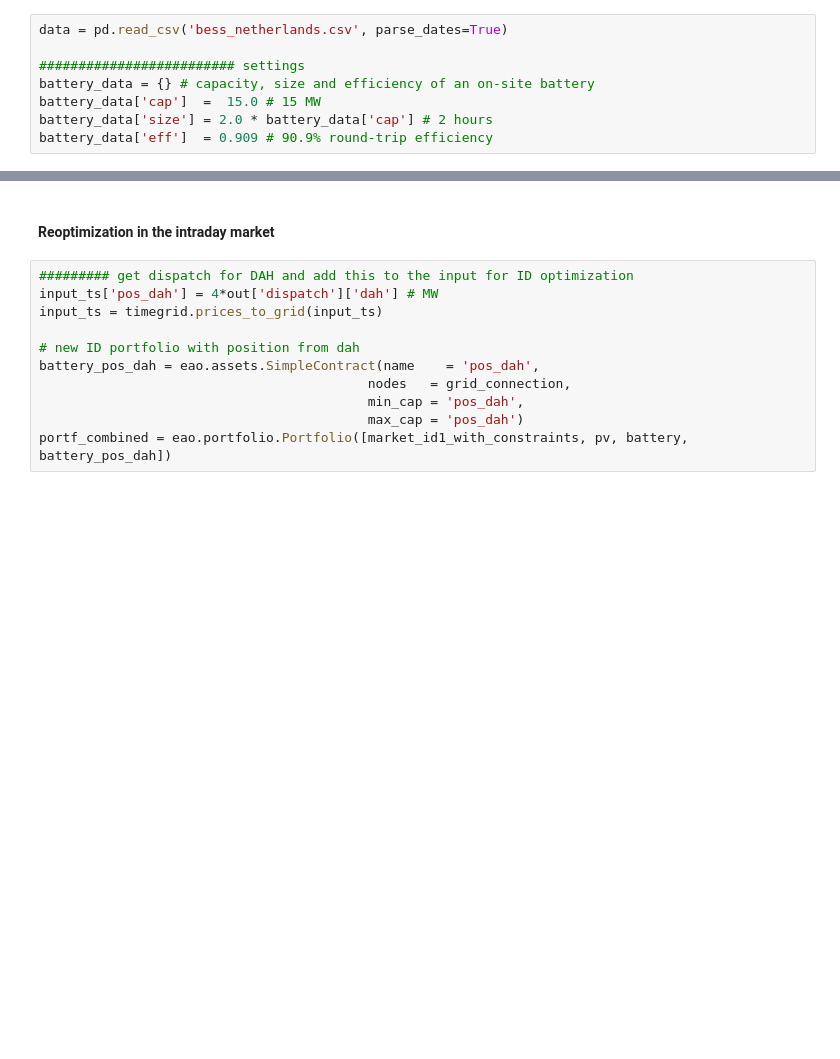
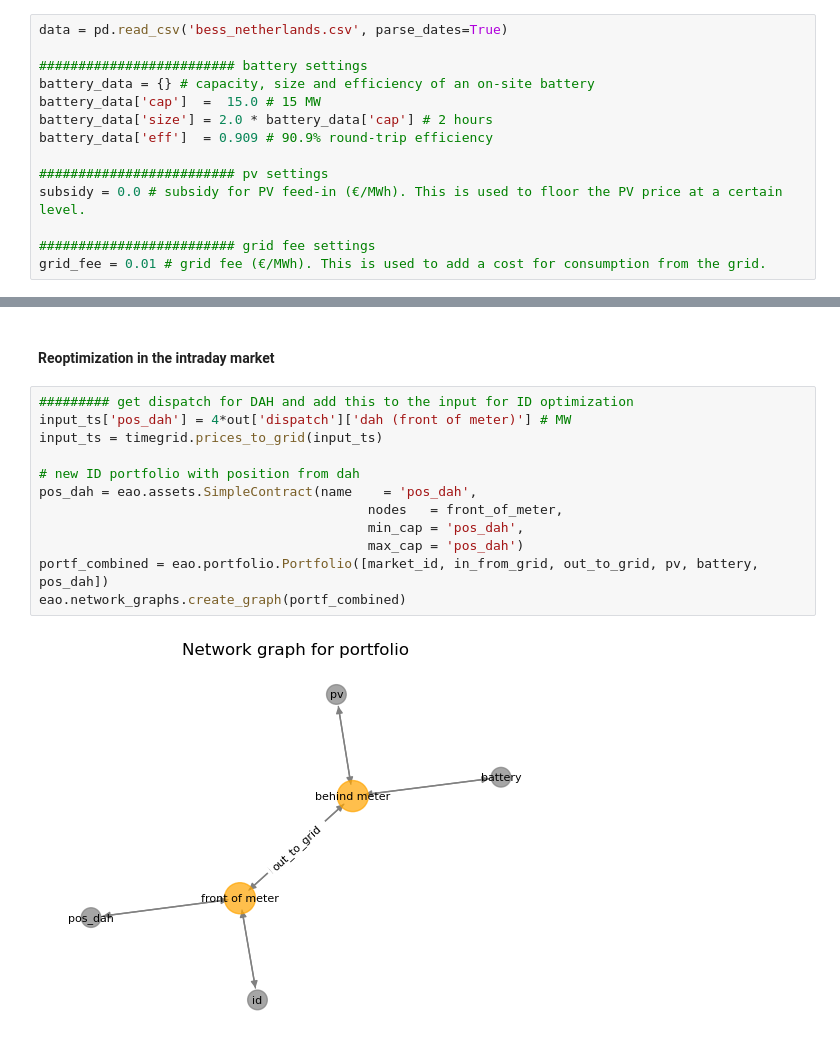
Before and after one commit to RIVACON/EAO, a Jupyter notebook: doc/source/samples/bess_backtest/bess_backtest.ipynb, the cells around one changed output, grey strips where cells are left out. Drawn from its saved outputs; the diff is of its cells as text; blank space fills up the shorter version.

```diff
--- a/doc/source/samples/bess_backtest/bess_backtest.ipynb
+++ b/doc/source/samples/bess_backtest/bess_backtest.ipynb
@@ -15,11 +16,17 @@ In this case we load a month of quarter-hourly data. We will use day ahead price
 # %%
 data = pd.read_csv('bess_netherlands.csv', parse_dates=True)
 
-######################### settings
+######################### battery settings
 battery_data = {} # capacity, size and efficiency of an on-site battery
 battery_data['cap']  =  15.0 # 15 MW
 battery_data['size'] = 2.0 * battery_data['cap'] # 2 hours
 battery_data['eff']  = 0.909 # 90.9% round-trip efficiency
+
+######################### pv settings
+subsidy = 0.0 # subsidy for PV feed-in (€/MWh). This is used to floor the PV price at a certain level.
+
+######################### grid fee settings
+grid_fee = 0.01 # grid fee (€/MWh). This is used to add a cost for consumption from the grid.
 # %% [markdown]
 For the actual optimization we need to do some settings: Defining the time grid for optimization and defining which data to use in our assets.
 # %%
@@ -141,15 +157,18 @@ The battery increased the pv revenues by:       162,094
 #### Reoptimization in the intraday market
 # %%
 ######### get dispatch for DAH and add this to the input for ID optimization
-input_ts['pos_dah'] = 4*out['dispatch']['dah'] # MW
+input_ts['pos_dah'] = 4*out['dispatch']['dah (front of meter)'] # MW
 input_ts = timegrid.prices_to_grid(input_ts)
 
 # new ID portfolio with position from dah
-battery_pos_dah = eao.assets.SimpleContract(name    = 'pos_dah',
-                                          nodes   = grid_connection,
+pos_dah = eao.assets.SimpleContract(name    = 'pos_dah',
+                                          nodes   = front_of_meter,
                                           min_cap = 'pos_dah',
                                           max_cap = 'pos_dah')
-portf_combined = eao.portfolio.Portfolio([market_id1_with_constraints, pv, battery, battery_pos_dah])
+portf_combined = eao.portfolio.Portfolio([market_id, in_from_grid, out_to_grid, pv, battery, pos_dah])
+eao.network_graphs.create_graph(portf_combined)
+# %% [output]
+[figure, added]
 # %%
 # optimization run
 out_dah_id   = eao.optimize(portf_combined, timegrid=timegrid, data = input_ts)
```
Also changed, not shown: parts of 6 cells of this notebook.
